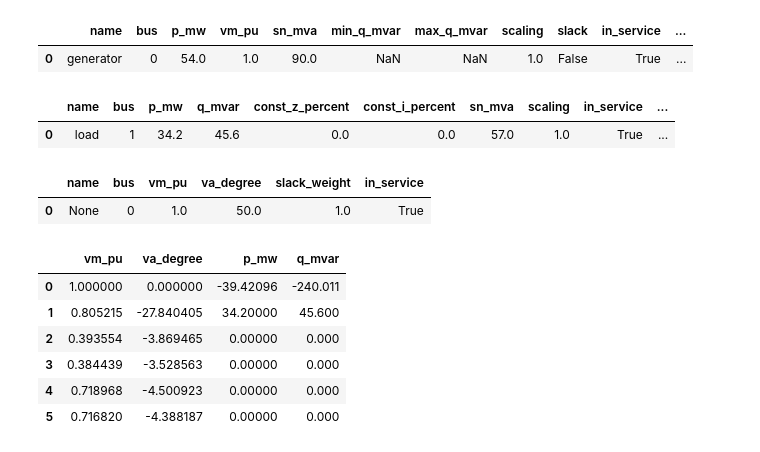
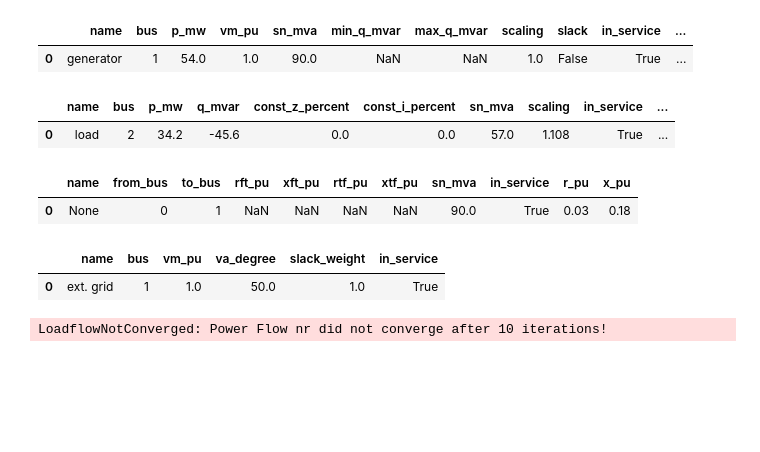
Before and after one commit to karthikaunni/PSPlab22_1120786_Karthika, a Jupyter notebook: ex_2.1_update.ipynb, the cells around one changed output. Saved outputs shown, nothing was run; the diff lists cells and outputs as text; code cells hidden in the pictures; blank space fills up the shorter version.

```diff
--- a/ex_2.1_update.ipynb
+++ b/ex_2.1_update.ipynb
@@ -1,13 +1,14 @@
 # %%
 import pandapower as pp
-net=pp.create_empty_network()
+net=pp.create_empty_network(sn_mva=100)
 # %%
-bus1=pp.create_bus(net, name="Busbar 1", vn_kv=22.011, type="n")
-bus2=pp.create_bus(net, name="Busbar 2",vn_kv=2.992, type="n")
-bus3 = pp.create_bus(net, name="Busbar 3", vn_kv=207.68, type="b")
-bus4 = pp.create_bus(net, name="Busbar 4", vn_kv=209.88, type="b")
-bus5 = pp.create_bus(net, name="Busbar 5", vn_kv=111.1, type="b")
-bus6 = pp.create_bus(net, name="Busbar 6", vn_kv=99, type="b")
+bus0=pp.create_bus(net, name="Busbar 0", vn_kv=0, type="n")
+bus1=pp.create_bus(net, name="Busbar 1", vn_kv=22, type="b")
+bus2=pp.create_bus(net, name="Busbar 2",vn_kv=11, type="n")
+bus3 = pp.create_bus(net, name="Busbar 3", vn_kv=220, type="b")
+bus4 = pp.create_bus(net, name="Busbar 4", vn_kv=220, type="b")
+bus5 = pp.create_bus(net, name="Busbar 5", vn_kv=110, type="b")
+bus6 = pp.create_bus(net, name="Busbar 6", vn_kv=110, type="b")
 # %%
 net.bus
 # %% [output]
@@ -48,30 +48,30 @@ pp.create_gen(net, bus1, p_mw=54, sn_mva=90, vn_kv=22, name="generator")
 net.gen
 # %% [output]
 |  | name | bus | p_mw | vm_pu | sn_mva | min_q_mvar | max_q_mvar | scaling | slack | in_service | ... |
-| 0 | generator | 0 | 54.0 | 1.0 | 90.0 | NaN | NaN | 1.0 | False | True | ... |
+| 0 | generator | 1 | 54.0 | 1.0 | 90.0 | NaN | NaN | 1.0 | False | True | ... |
 # %%
-pp.create_load_from_cosphi(net, bus2, sn_mva=57, cos_phi=0.6, mode="underexcited", name="load")
+pp.create_load_from_cosphi(net, bus2, sn_mva=57, cos_phi=0.6, scaling=1.108, const_z_percent=0, mode="overexcited", name="load")
 net.load
 # %% [output]
 |  | name | bus | p_mw | q_mvar | const_z_percent | const_i_percent | sn_mva | scaling | in_service | ... |
-| 0 | load | 1 | 34.2 | 45.6 | 0.0 | 0.0 | 57.0 | 1.0 | True | ... |
+| 0 | load | 2 | 34.2 | -45.6 | 0.0 | 0.0 | 57.0 | 1.108 | True | ... |
+# %%
+impedance=pp.create_impedance(net, bus0, bus1, r_pu=0.03, x_pu=0.18, sn_mva=90, rft_pu=None, xft_pu=None)
+net.impedance
+# %% [output]
+|  | name | from_bus | to_bus | rft_pu | xft_pu | rtf_pu | xtf_pu | sn_mva | in_service | r_pu | x_pu |
+| 0 | None | 0 | 1 | NaN | NaN | NaN | NaN | 90.0 | True | 0.03 | 0.18 |
 # %%
-pp.create_ext_grid(net, bus1, vm_pu=1, va_degree=50)
+pp.create_ext_grid(net, bus1, name="ext. grid", vm_pu=1, va_degree=50)
 net.ext_grid
 # %% [output]
 |  | name | bus | vm_pu | va_degree | slack_weight | in_service |
-| 0 | None | 0 | 1.0 | 50.0 | 1.0 | True |
+| 0 | ext. grid | 1 | 1.0 | 50.0 | 1.0 | True |
 # %%
 pp.runpp(net)
 net.res_bus
 # %% [output]
-|  | vm_pu | va_degree | p_mw | q_mvar |
-| 0 | 1.000000 | 0.000000 | -39.42096 | -240.011 |
-| 1 | 0.805215 | -27.840405 | 34.20000 | 45.600 |
-| 2 | 0.393554 | -3.869465 | 0.00000 | 0.000 |
-| 3 | 0.384439 | -3.528563 | 0.00000 | 0.000 |
-| 4 | 0.718968 | -4.500923 | 0.00000 | 0.000 |
-| 5 | 0.716820 | -4.388187 | 0.00000 | 0.000 |
+LoadflowNotConverged: Power Flow nr did not converge after 10 iterations!
 # %%
 net.res_trafo
 # %% [output]
```
Also changed, not shown: parts of 10 cells of this notebook.
